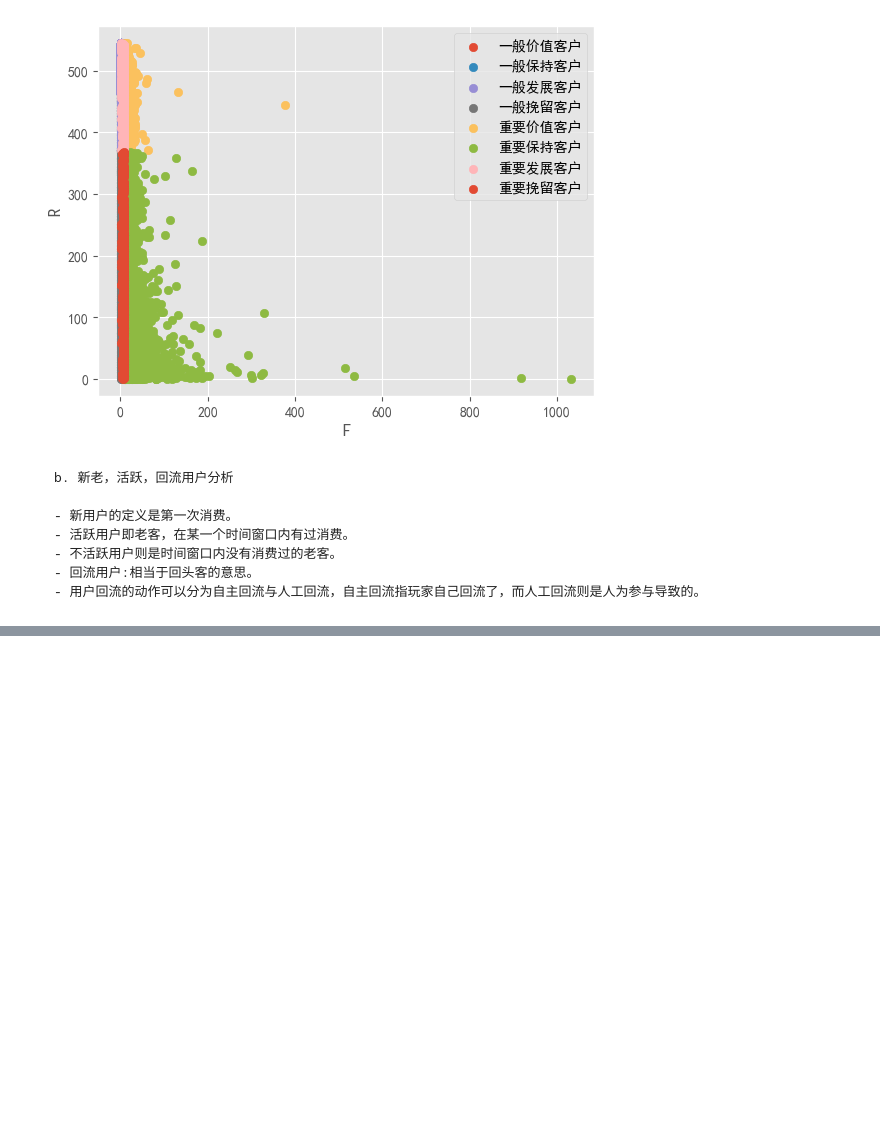
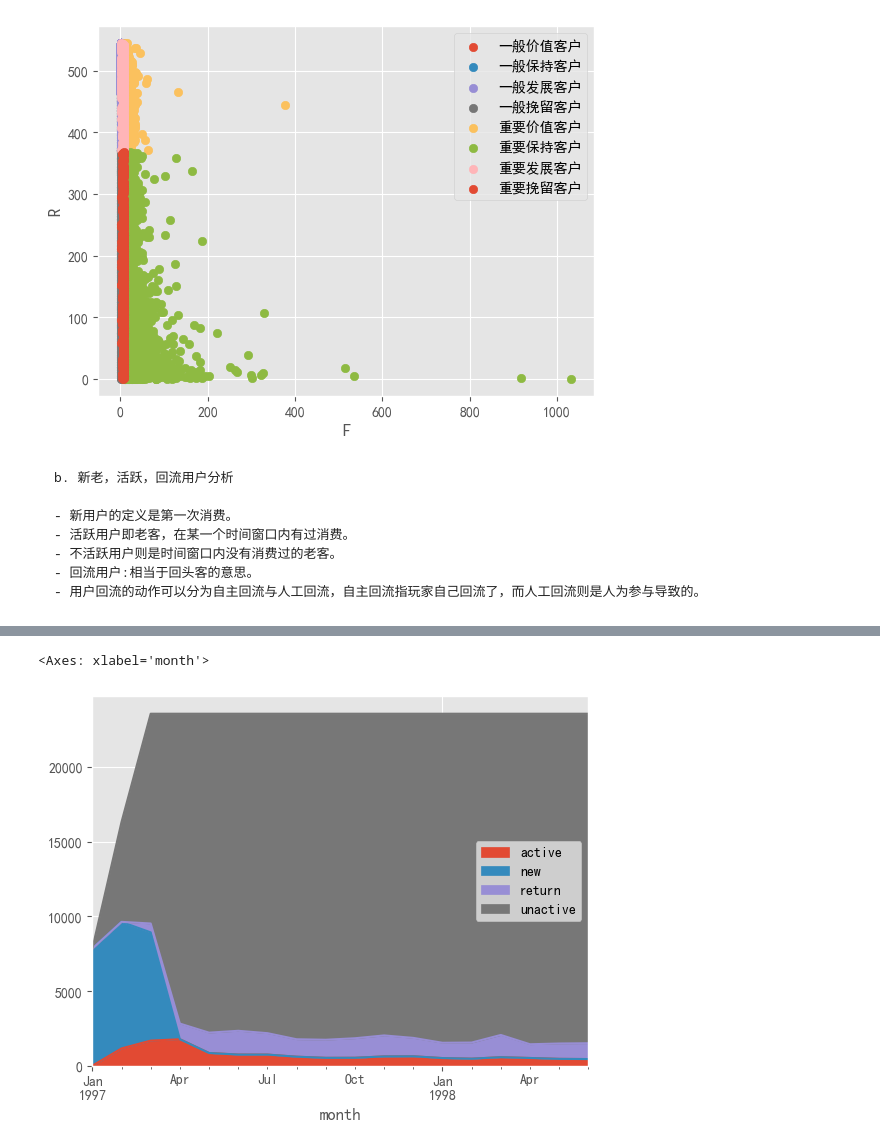
Before and after one commit to Fade-Smile/Basic-of-Data-Analyst, a Jupyter notebook: Project/3. User consumption behavior data analysis.ipynb, the cells around one changed output, grey strips where cells are left out. Saved outputs shown, nothing was run; the diff lists cells and outputs as text; code cells hidden in the pictures; blank space fills up the shorter version.

```diff
--- a/Project/3. User consumption behavior data analysis.ipynb
+++ b/Project/3. User consumption behavior data analysis.ipynb
@@ -238,6 +238,7 @@ user_cumsum['prop'].plot()
 # %%
 # 用户分组, 取最小值, 即为收购时间
 df['order_date'] = pd.to_datetime(df['order_dt'], format='%Y%m%d')
+df['month'] = df['order_date'].dt.to_period('M')
 plt.figure(figsize=(12, 6))
 counts = df.groupby('user_id')['order_date'].min().value_counts().sort_index()  # 按照日期升序排列
 counts.plot(kind='line')
@@ -371,3 +372,11 @@ Text(0, 0.5, 'R')
     - 不活跃用户则是时间窗口内没有消费过的老客。
     - 回流用户:相当于回头客的意思。
     - 用户回流的动作可以分为自主回流与人工回流，自主回流指玩家自己回流了，而人工回流则是人为参与导致的。
+# %%
+pivoted_counts = df.pivot_table(
+                    index='user_id',
+                    columns='month',
+                    values='order_dt',
+                    aggfunc='count'
+).fillna(0)
+pivoted_counts.head()
@@ -373,0 +391,9 @@ Text(0, 0.5, 'R')
+# %%
+# 由于浮点数不直观, 需要转换成是否消费即可, 用0、1表示
+
+df_purchase = pivoted_counts.applymap(lambda x:1 if x> 0 else 0)
+# apply：       作用于 DataFrame 数据中的一行或一列数据
+# applymap:     作用于 DataFrame 数据中的每一个元素
+# map:          本身是一个Series的函数, 在 df 结构中无法使用 map 函数, map函数用于 series中的每一个元素
+
+df_purchase.head()
@@ -373,0 +463,4 @@ Text(0, 0.5, 'R')
+# %%
+# 用 nan 替换 unreg
+purchase_statues_ct = purchase_statues.replace('unreg', np.NaN).apply(lambda x: pd.Series(x).value_counts())
+purchase_statues_ct.head(60)
@@ -373,0 +473,7 @@ Text(0, 0.5, 'R')
+# %%
+purchase_statues_ct.T.fillna(0).plot.area()         # .T 行列转换
+
+# 前三个月可知，红色活跃用户和蓝色新用户，占比较大
+# %% [output]
+<Axes: xlabel='month'>
+[figure, added]
```
Also changed, not shown: parts of 4 cells of this notebook.
